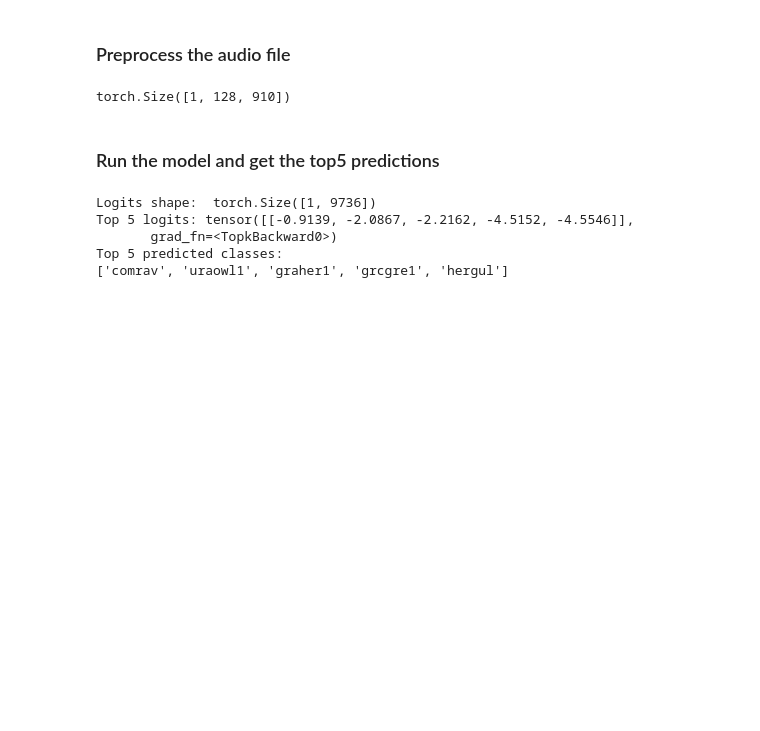
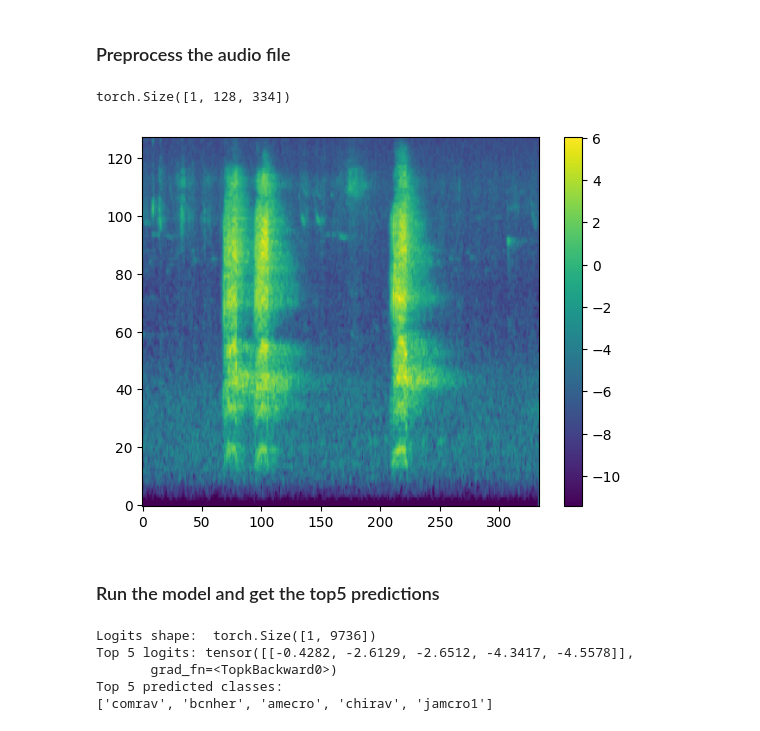
Before and after one commit to DBD-research-group/BirdSet, a Jupyter notebook: notebooks/tutorials/model_inference.ipynb, the cells around one changed output. Saved outputs shown, nothing was run; the diff lists cells and outputs as text; code cells hidden in the pictures; blank space fills up the shorter version.

```diff
--- a/notebooks/tutorials/model_inference.ipynb
+++ b/notebooks/tutorials/model_inference.ipynb
@@ -44,7 +44,6 @@ Top 5 predicted classes:
 ## Without any dependencies of the BirdSet library
 # %%
 from transformers import ConvNextForImageClassification
-import datasets
 import torch
 import torchaudio
 from torchvision import transforms
@@ -57,9 +56,6 @@ model = ConvNextForImageClassification.from_pretrained(
             cache_dir=CACHE_DIR,
             ignore_mismatched_sizes=True,
         )
-
-dataset_meta = datasets.load_dataset_builder("dbd-research-group/BirdSet", "XCL")
-dataset_meta.info.features["ebird_code"]
 
 class PowerToDB(torch.nn.Module):
     """
@@ -112,7 +108,7 @@ def preprocess(audio, sample_rate_of_audio):
     Preprocess the audio to the format that the model expects
     - Resample to 32kHz
     - Convert to melscale spectrogram n_fft: 1024, hop_length: 320, power: 2. melscale: n_mels: 128, n_stft: 513
-    - Normalize the melscale spectrogram with mean: -4.268, std: 4.569 (from esc-50)
+    - Normalize the melscale spectrogram with mean: -4.268, std: 4.569 (from AudioSet)
 
     """
     powerToDB = PowerToDB()
@@ -137,7 +133,15 @@ def preprocess(audio, sample_rate_of_audio):
 preprocessed_audio = preprocess(audio, sample_rate)
 preprocessed_audio.shape
 # %% [output]
-torch.Size([1, 128, 910])
+torch.Size([1, 128, 334])
+# %%
+# visualize the preprocessed audio
+import matplotlib.pyplot as plt
+plt.imshow(preprocessed_audio.squeeze().numpy(), aspect='auto', origin='lower')
+plt.colorbar()
+plt.show()
+# %% [output]
+[figure, added]
 # %% [markdown]
 ### Run the model and get the top5 predictions
 # %%
@@ -146,10 +150,10 @@ print('Logits shape: ', logits.shape)
 top5 = torch.topk(logits, 5)
 print('Top 5 logits:', top5.values)
 print('Top 5 predicted classes:')
-print([dataset_meta.info.features["ebird_code"].int2str(i) for i in top5.indices.squeeze().tolist()])
+print([model.config.id2label[i] for i in top5.indices.squeeze().tolist()])
 # %% [output]
 Logits shape:  torch.Size([1, 9736])
-Top 5 logits: tensor([[-0.9139, -2.0867, -2.2162, -4.5152, -4.5546]],
+Top 5 logits: tensor([[-0.4282, -2.6129, -2.6512, -4.3417, -4.5578]],
        grad_fn=<TopkBackward0>)
 Top 5 predicted classes:
-['comrav', 'uraowl1', 'graher1', 'grcgre1', 'hergul']
+['comrav', 'bcnher', 'amecro', 'chirav', 'jamcro1']
```
Also changed, not shown: parts of 2 cells of this notebook, 2 other files.
